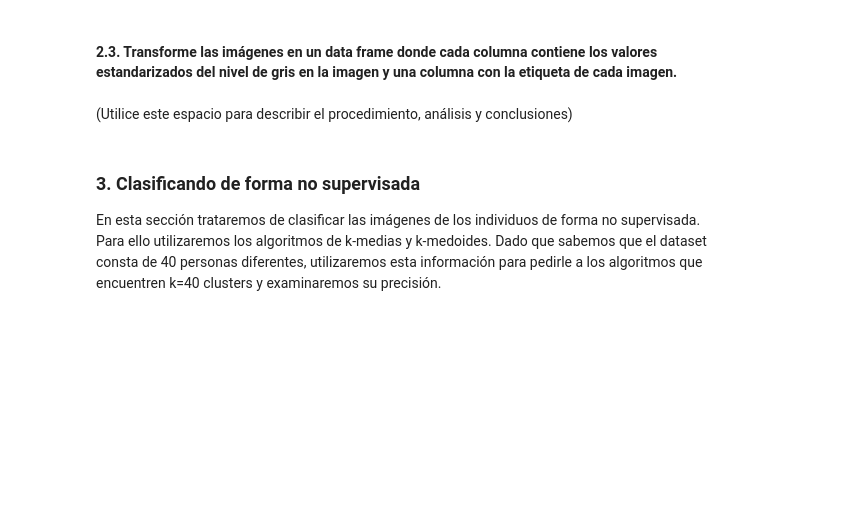
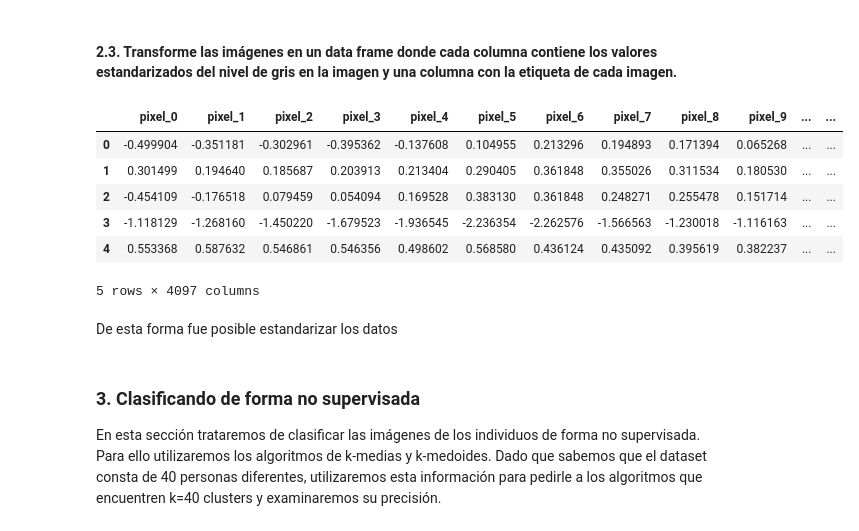
Before and after one commit to juankquintana/aprendizaje-no-supervisado, a Jupyter notebook: Semana 3/Taller/S3_LC_Taller_Kmeans_Kmedoids.ipynb, the cells around one changed output. Cells and saved outputs as stored; diff of their text form; code cells hidden in the pictures; blank space fills up the shorter version.

```diff
--- a/Semana 3/Taller/S3_LC_Taller_Kmeans_Kmedoids.ipynb
+++ b/Semana 3/Taller/S3_LC_Taller_Kmeans_Kmedoids.ipynb
@@ -138,5 +136,25 @@ Se puede ver entonces que es posible ver la cara de las personas y la case a la
-# %% [markdown]
-(Utilice este espacio para describir el procedimiento, análisis y conclusiones)
+# %%
+# Utilice este espacio para escribir el código.
+mean_X = np.mean(X, axis=0)
+std_X = np.std(X, axis=0)
+
+X_standardized = (X - mean_X) / std_X
+
+df = pd.DataFrame(X_standardized, columns=[f'pixel_{i}' for i in range(X.shape[1])])
+
+df['target'] = y
+
+df.head()
+# %% [output]
+|  | pixel_0 | pixel_1 | pixel_2 | pixel_3 | pixel_4 | pixel_5 | pixel_6 | pixel_7 | pixel_8 | pixel_9 | ... | ... |
+| 0 | -0.499904 | -0.351181 | -0.302961 | -0.395362 | -0.137608 | 0.104955 | 0.213296 | 0.194893 | 0.171394 | 0.065268 | ... | ... |
+| 1 | 0.301499 | 0.194640 | 0.185687 | 0.203913 | 0.213404 | 0.290405 | 0.361848 | 0.355026 | 0.311534 | 0.180530 | ... | ... |
+| 2 | -0.454109 | -0.176518 | 0.079459 | 0.054094 | 0.169528 | 0.383130 | 0.361848 | 0.248271 | 0.255478 | 0.151714 | ... | ... |
+| 3 | -1.118129 | -1.268160 | -1.450220 | -1.679523 | -1.936545 | -2.236354 | -2.262576 | -1.566563 | -1.230018 | -1.116163 | ... | ... |
+| 4 | 0.553368 | 0.587632 | 0.546861 | 0.546356 | 0.498602 | 0.568580 | 0.436124 | 0.435092 | 0.395619 | 0.382237 | ... | ... |
+5 rows × 4097 columns
+# %% [markdown]
+De esta forma fue posible estandarizar los datos
 # %% [markdown]
 ### 3. Clasificando de forma no supervisada
 
```
Also changed, not shown: parts of 1 cell of this notebook.
